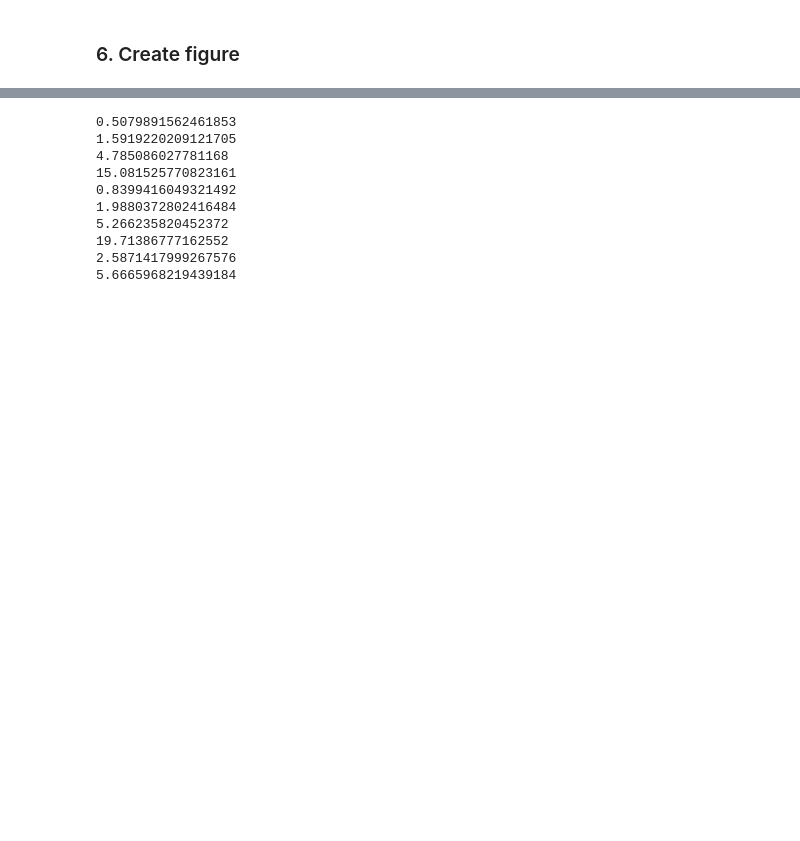
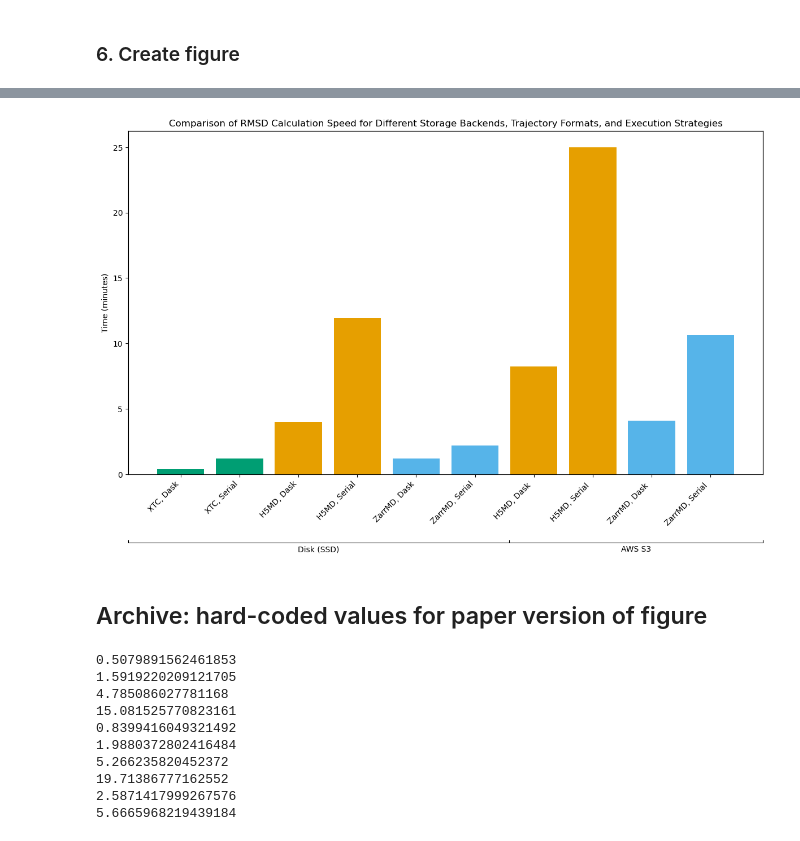
Before and after one commit to Becksteinlab/zarrtraj, a Jupyter notebook: joss_paper/figure_2.ipynb, the cells around one changed output, grey strips where cells are left out. Drawn from its saved outputs; the diff is of its cells as text; code cells hidden in the pictures; blank space fills up the shorter version.

```diff
--- a/joss_paper/figure_2.ipynb
+++ b/joss_paper/figure_2.ipynb
@@ -134,3 +134,76 @@ zarrm_s3_time_serial = time_backbone_RMSD(zarrmd_s3_u, backend="serial")
 h5md_s3_time_serial = time_backbone_RMSD(h5md_s3_u, backend="serial")
 # %% [markdown]
 ### 6. Create figure
+# %%
+import matplotlib.pyplot as plt
+import matplotlib.pyplot as plt
+import matplotlib.ticker as ticker
+
+labels = [
+'XTC, Dask',
+'XTC, Serial',
+'H5MD, Dask',
+'H5MD, Serial',
+'ZarrMD, Dask',
+'ZarrMD, Serial',
+'H5MD, Dask ',
+'H5MD, Serial ',
+'ZarrMD, Dask ',
+'ZarrMD, Serial ']
+
+# values extracted from run of above benchmarks on Oct 3, 2024
+values = [
+# XTC, disk
+xtc_time_dask / 60.0,
+xtc_time_serial / 60.0,
+# H5MD, disk
+h5md_disk_time_dask / 60.0,
+h5md_disk_time_serial / 60.0,
+# ZarrMD, disk
+zarrmd_disk_time_dask / 60.0,
+zarrmd_disk_time_serial / 60.0,
+# H5MD, S3
+h5md_s3_time_dask / 60.0,
+h5md_s3_time_serial / 60.0,
+# ZarrMD, S3
+zarrmd_s3_time_dask / 60.0,
+zarrm_s3_time_serial / 60.0,
+]
+
+for value in values:
+    print(value)
+colors = [
+'#009e73', '#009e73',
+'#e69f00', '#e69f00',
+'#56b4e9', '#56b4e9',
+# 'none',
+'#e69f00', '#e69f00',
+'#56b4e9', '#56b4e9']
+
+
+fig1, ax1 = plt.subplots(figsize=(12, 8))
+ax1.bar(labels, values, color=colors)
+ax1.set_xticklabels(labels, rotation=45, ha='right')
+ax1.set_ylabel('Time (minutes)')
+
+# Axis 2 (labels)
+ax2 = ax1.twiny()
+ax2.spines["bottom"].set_position(("axes", -0.20))
+ax2.tick_params('both', length=0, width=0, which='minor')
+ax2.tick_params('both', direction='in', which='major')
+ax2.xaxis.set_ticks_position("bottom")
+ax2.xaxis.set_label_position("bottom")
+
+ax2.set_xticks([0.0, 0.6, 1.0])
+ax2.xaxis.set_major_formatter(ticker.NullFormatter())
+ax2.xaxis.set_minor_locator(ticker.FixedLocator([0.3, 0.8]))
+ax2.xaxis.set_minor_formatter(ticker.FixedFormatter(['Disk (SSD)', 'AWS S3']))
+
+
+
+plt.title('Comparison of RMSD Calculation Speed for Different Storage Backends, Trajectory Formats, and Execution Strategies')
+
+plt.tight_layout()
+
+plt.show()
+# %% [output]
@@ -137,3 +220,6 @@ h5md_s3_time_serial = time_backbone_RMSD(h5md_s3_u, backend="serial")
+[figure, added]
+# %% [markdown]
+## Archive: hard-coded values for paper version of figure
 # %%
 import matplotlib.pyplot as plt
 import matplotlib.pyplot as plt
```
Also changed, not shown: parts of 1 cell of this notebook, 1 other file.
